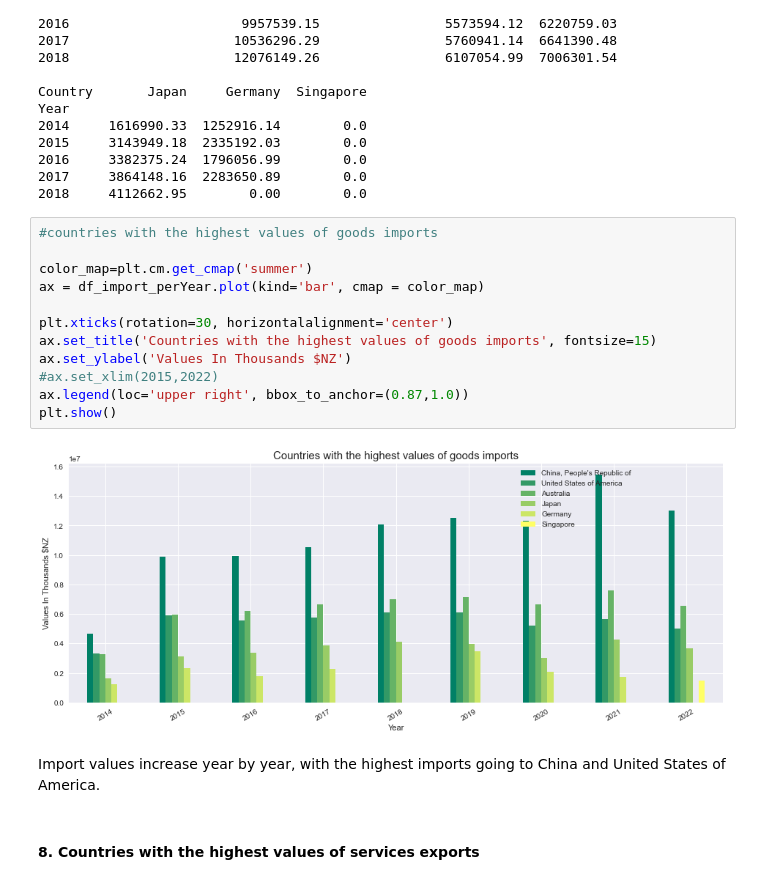
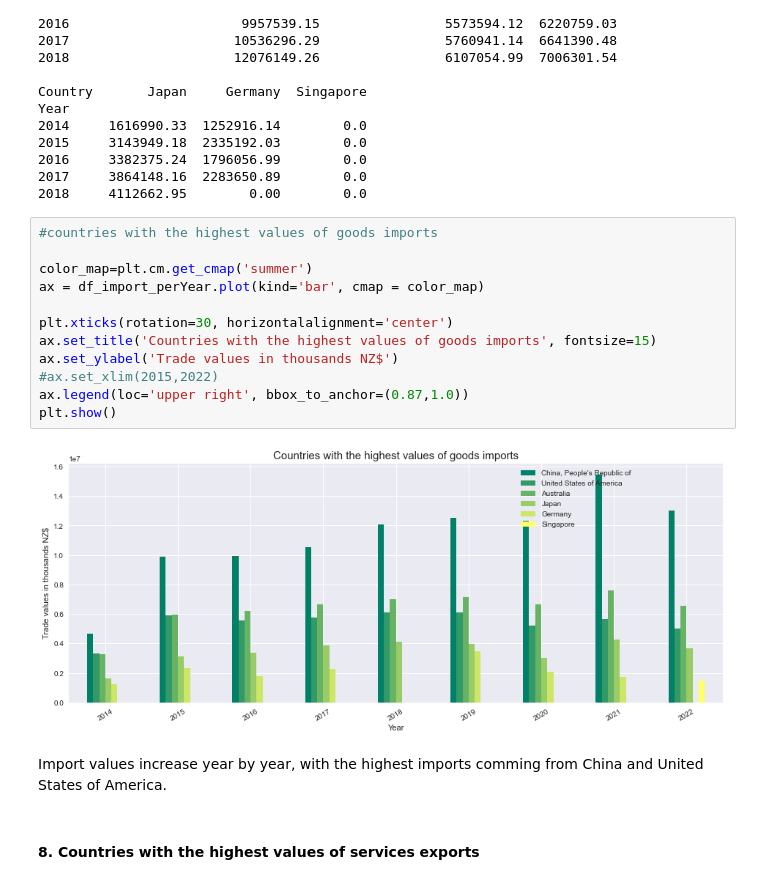
Before and after one commit to lilianasku/Time-series-analysis, a Jupyter notebook: notebooks/TradeData_Eda.ipynb, the cells around one changed output. Cells and saved outputs as stored; diff of their text form.

```diff
--- a/notebooks/TradeData_Eda.ipynb
+++ b/notebooks/TradeData_Eda.ipynb
@@ -361,19 +361,19 @@ Year
 # %%
 #countries with the highest values of goods imports
 
 color_map=plt.cm.get_cmap('summer')
 ax = df_import_perYear.plot(kind='bar', cmap = color_map)
 
 plt.xticks(rotation=30, horizontalalignment='center')
 ax.set_title('Countries with the highest values of goods imports', fontsize=15)
-ax.set_ylabel('Values In Thousands $NZ')
+ax.set_ylabel('Trade values in thousands NZ$')
 #ax.set_xlim(2015,2022)
 ax.legend(loc='upper right', bbox_to_anchor=(0.87,1.0))
 plt.show()
 # %% [output]
-[figure, old version]
+[figure, new version]
 # %% [markdown]
-Import values increase year by year, with the highest imports going to China and United States of America.
+Import values increase year by year, with the highest imports comming from China and United States of America.
 # %% [markdown]
 #### 8. Countries with the highest values of services exports
 # %%
```
Also changed, not shown: parts of 11 cells of this notebook.
